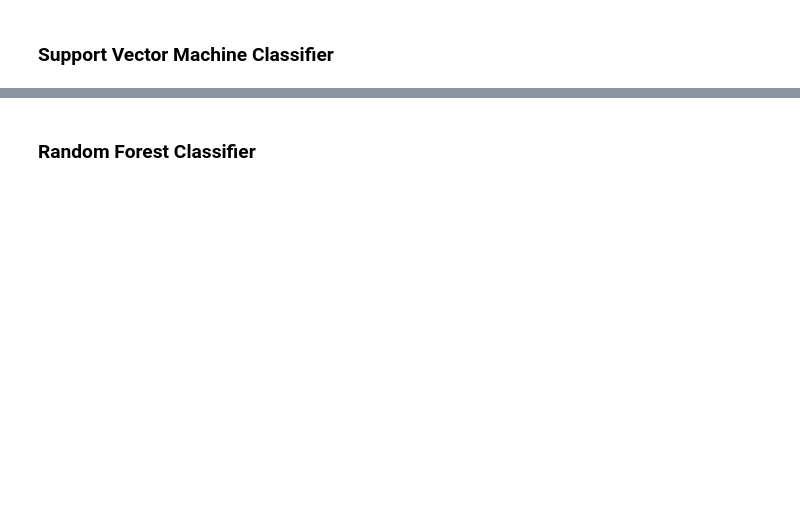
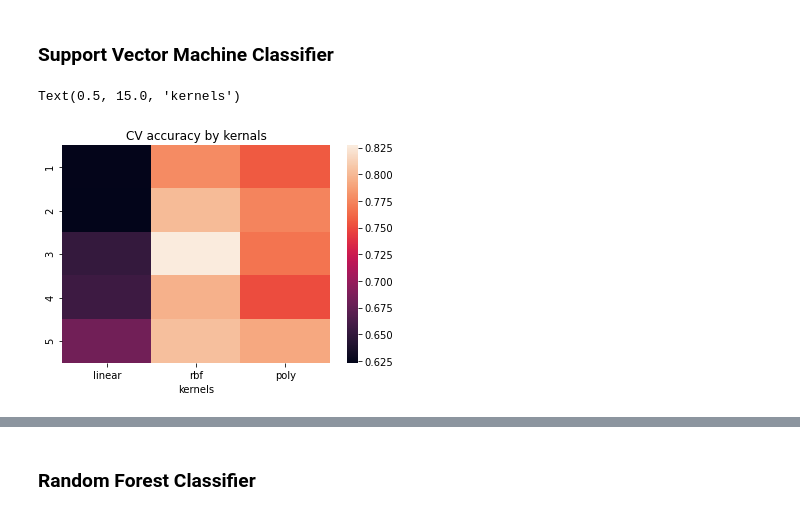
Before and after one commit to icesupakorn/Learning-from-data, a Jupyter notebook: Obesity_risk_factors_classification_v.2.ipynb, the cells around one changed output, grey strips where cells are left out. Drawn from its saved outputs; the diff is of its cells as text; code cells hidden in the pictures; blank space fills up the shorter version.

```diff
--- a/Obesity_risk_factors_classification_v.2.ipynb
+++ b/Obesity_risk_factors_classification_v.2.ipynb
@@ -151,7 +255,10 @@ for i in kernels:
     kernel_cv[i] = cv
 # %%
 sns.heatmap(kernel_cv)
-plt.title('CV score by kernal')
+plt.title('CV accuracy by kernals')
 plt.xlabel('kernels')
+# %% [output]
+Text(0.5, 15.0, 'kernels')
+[figure, added]
 # %%
 #creating a classifier
```
Also changed, not shown: parts of 29 cells of this notebook.
